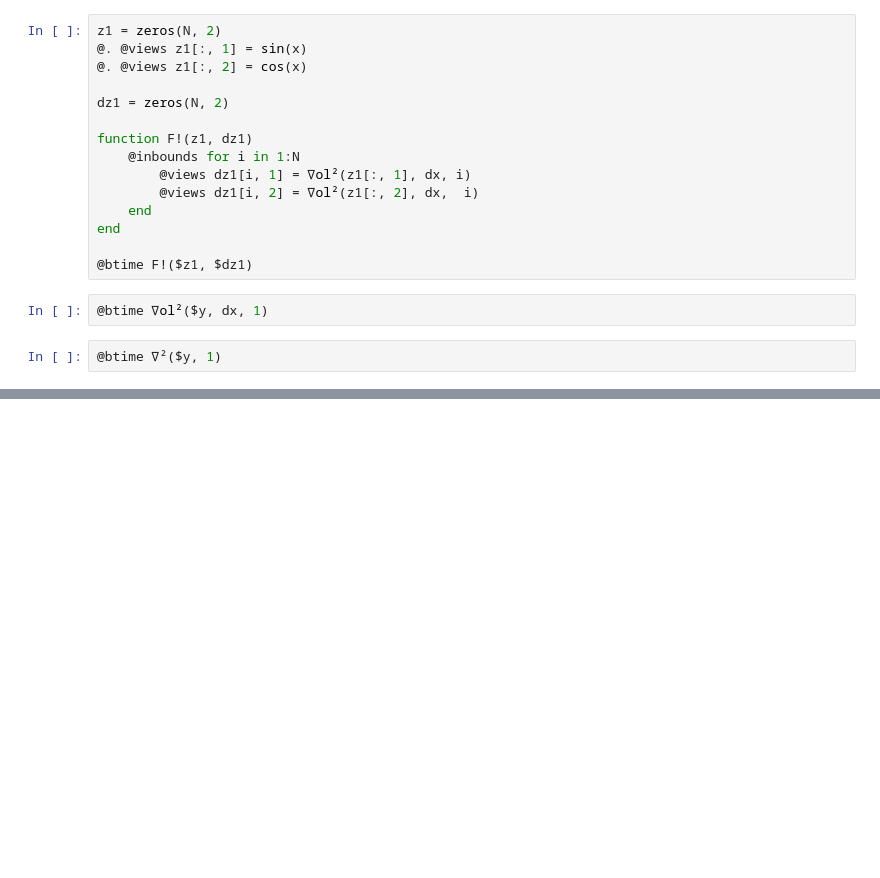
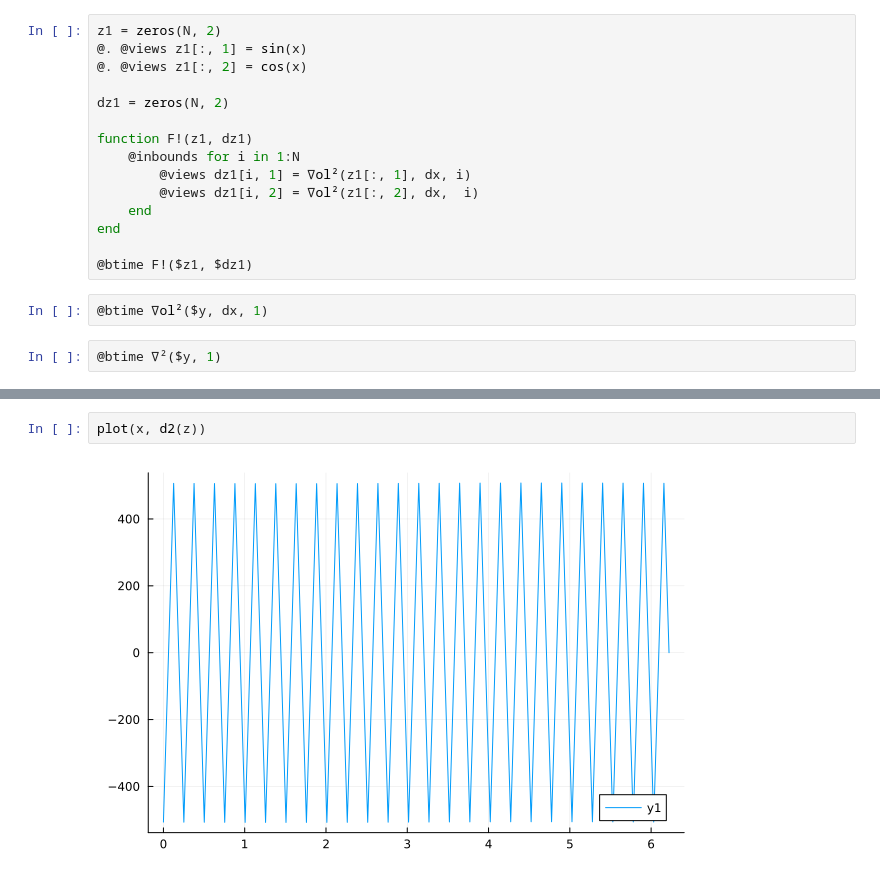
Before and after one commit to martkjoh/NRCH_finite_diff, a Jupyter notebook: timing.ipynb, the cells around one changed output, grey strips where cells are left out. Saved outputs shown, nothing was run; the diff lists cells and outputs as text; blank space fills up the shorter version.

```diff
--- a/timing.ipynb
+++ b/timing.ipynb
@@ -181,0 +303,4 @@ end
+# %%
+plot(x, d2(z))
+# %% [output]
+[figure, added]
```
Also changed, not shown: parts of 8 cells of this notebook, 7 other files.
